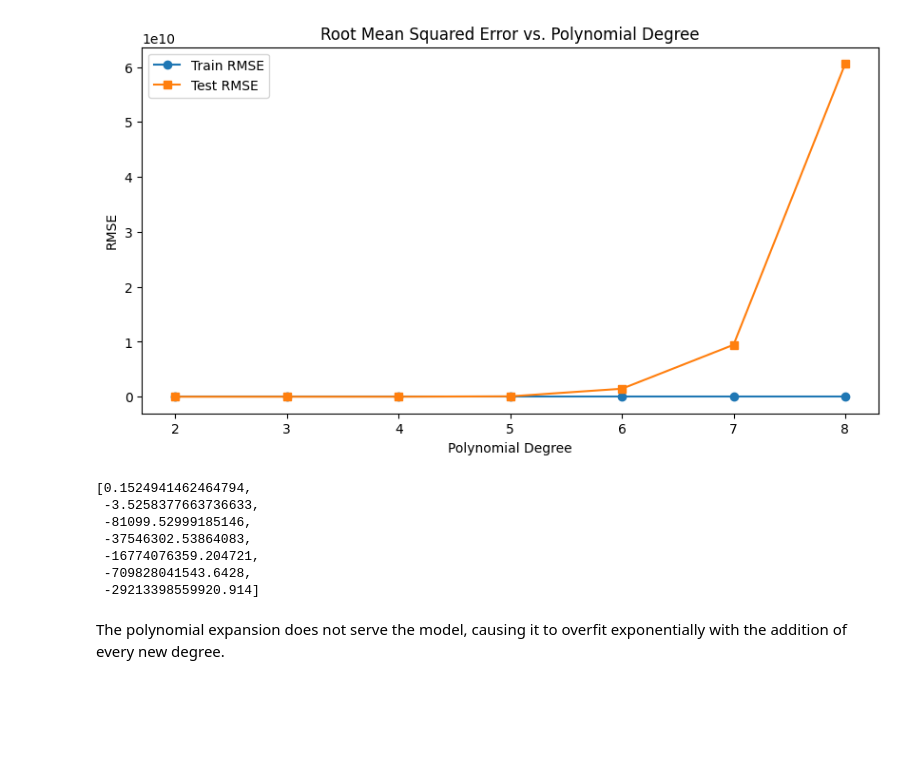
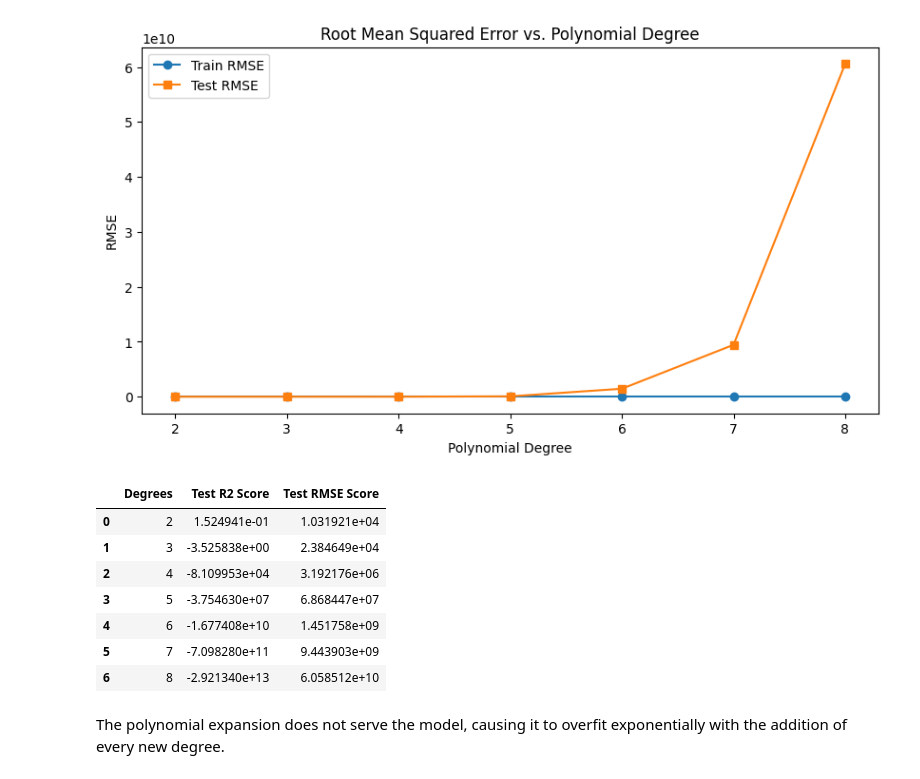
Before and after one commit to masonnicoletti/Car-Analysis-Project, a Jupyter notebook: polynomial_regression.ipynb, the cells around one changed output. Cells and saved outputs as stored; diff of their text form; code cells hidden in the pictures; blank space fills up the shorter version.

```diff
--- a/polynomial_regression.ipynb
+++ b/polynomial_regression.ipynb
@@ -106,16 +106,22 @@ plt.legend()
 plt.show()
 # %% [output]
 [figure]
-# %%
-R2_test_list
-# %% [output]
-[0.1524941462464794,
- -3.5258377663736633,
- -81099.52999185146,
- -37546302.53864083,
- -16774076359.204721,
- -709828041543.6428,
- -29213398559920.914]
+# %%
+# Build a df to view the results
+poly_df = pd.DataFrame({"Degrees": degrees,
+                        "Test R2 Score": R2_test_list,
+                        "Test RMSE Score": RMSE_test_list})
+
+poly_df
+# %% [output]
+|  | Degrees | Test R2 Score | Test RMSE Score |
+| 0 | 2 | 1.524941e-01 | 1.031921e+04 |
+| 1 | 3 | -3.525838e+00 | 2.384649e+04 |
+| 2 | 4 | -8.109953e+04 | 3.192176e+06 |
+| 3 | 5 | -3.754630e+07 | 6.868447e+07 |
+| 4 | 6 | -1.677408e+10 | 1.451758e+09 |
+| 5 | 7 | -7.098280e+11 | 9.443903e+09 |
+| 6 | 8 | -2.921340e+13 | 6.058512e+10 |
 # %% [markdown]
 The polynomial expansion does not serve the model, causing it to overfit exponentially with the addition of every new degree.
 # %%
```
Also changed, not shown: 1 other file.
